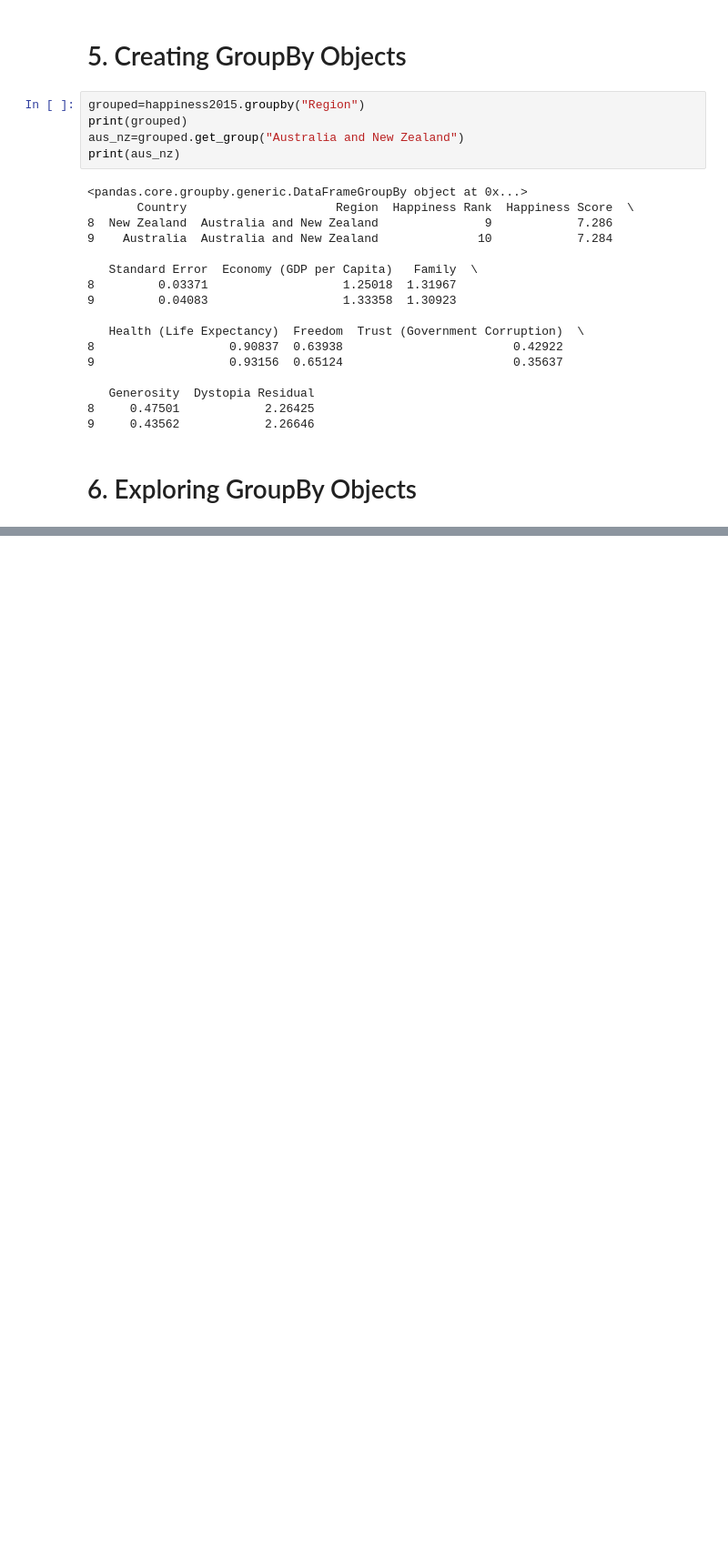
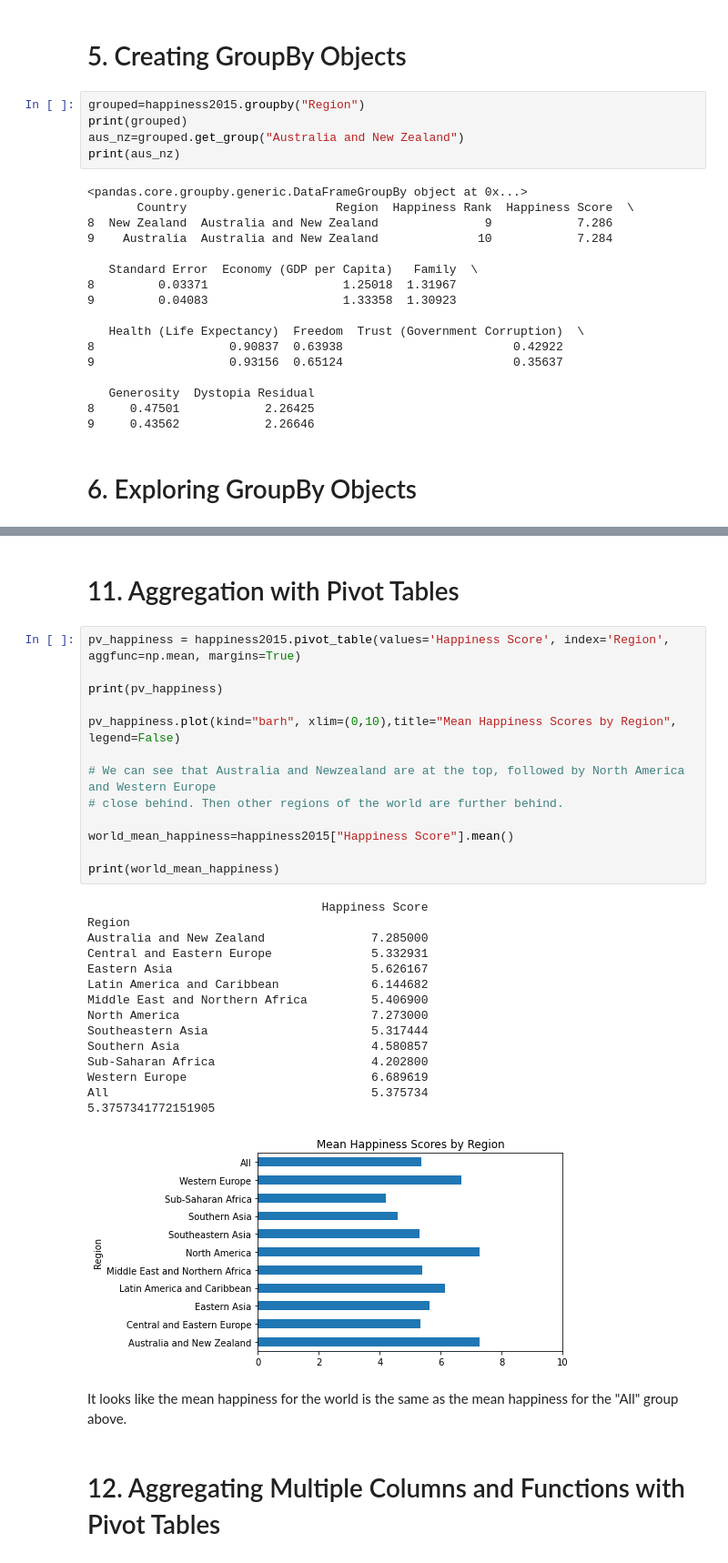
Before and after one commit to AsirShahid/Data-Scientist-in-Python-DataQuest, a Jupyter notebook: Data Cleaning/Data Cleaning and Analysis/Data Aggregation/Data Aggregation.ipynb, the cells around one changed output, grey strips where cells are left out. Shown: that part at 91% size. Drawn from its saved outputs; the diff is of its cells as text; blank space fills up the shorter version.

Commit message:
Finished Data Aggregation

```diff
--- a/Data Cleaning/Data Cleaning and Analysis/Data Aggregation/Data Aggregation.ipynb
+++ b/Data Cleaning/Data Cleaning and Analysis/Data Aggregation/Data Aggregation.ipynb
@@ -132,0 +255,35 @@ print(grouped.groups)
+# %% [markdown]
+# 11. Aggregation with Pivot Tables
+# %%
+pv_happiness = happiness2015.pivot_table(values='Happiness Score', index='Region', aggfunc=np.mean, margins=True)
+
+print(pv_happiness)
+
+pv_happiness.plot(kind="barh", xlim=(0,10),title="Mean Happiness Scores by Region", legend=False)
+
+# We can see that Australia and Newzealand are at the top, followed by North America and Western Europe
+# close behind. Then other regions of the world are further behind.
+
+world_mean_happiness=happiness2015["Happiness Score"].mean()
+
+print(world_mean_happiness)
+# %% [output]
+                                 Happiness Score
+Region
+Australia and New Zealand               7.285000
+Central and Eastern Europe              5.332931
+Eastern Asia                            5.626167
+Latin America and Caribbean             6.144682
+Middle East and Northern Africa         5.406900
+North America                           7.273000
+Southeastern Asia                       5.317444
+Southern Asia                           4.580857
+Sub-Saharan Africa                      4.202800
+Western Europe                          6.689619
+All                                     5.375734
+5.3757341772151905
+[figure, added]
+# %% [markdown]
+It looks like the mean happiness for the world is the same as the mean happiness for the "All" group above.
+# %% [markdown]
+# 12. Aggregating Multiple Columns and Functions with Pivot Tables
```
Also changed, not shown: parts of 13 cells of this notebook.
